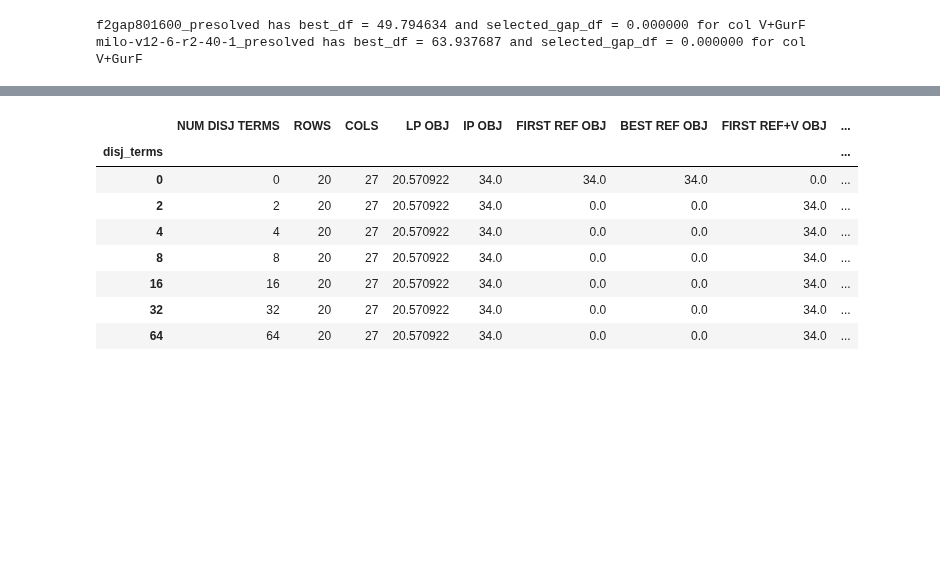
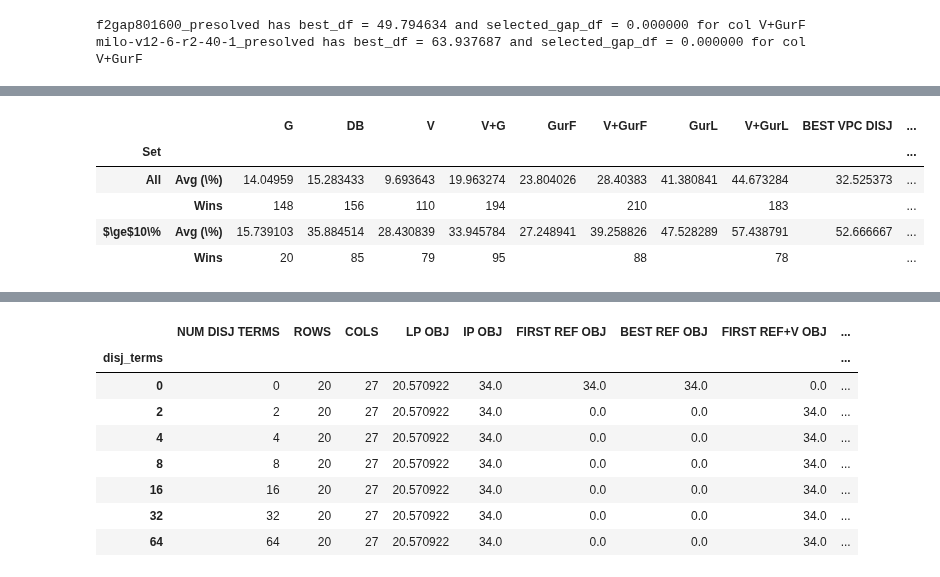
Before and after one commit to akazachk/vpc, a Jupyter notebook: plots/plots.ipynb, the cells around one changed output, grey strips where cells are left out. Drawn from its saved outputs; the diff is of its cells as text; code cells hidden in the pictures; blank space fills up the shorter version.

```diff
--- a/plots/plots.ipynb
+++ b/plots/plots.ipynb
@@ -914,0 +799,95 @@ milo-v12-6-r2-40-1_presolved has best_df = 63.937687 and selected_gap_df = 0.000
+# %%
+## Create num wins df
+# x wins over y for an instance if x > y + EPS
+#shortcols = avg_df.columns[0:-1]
+wins_df = pd.DataFrame(
+    np.zeros((len(cols), len(cols)), dtype=int),
+    columns = cols,
+    index = cols,
+    dtype = int,
+)
+
+from itertools import permutations
+for (ind1, ind2) in permutations(range(len(cols)), 2):
+    wins_df.at[cols[ind1],cols[ind2]] = int(sum(best_df[cols[ind1]] > best_df[cols[ind2]] + EPS))
+    wins_df.at[cols[ind2],cols[ind1]] = int(sum(best_df[cols[ind2]] > best_df[cols[ind1]] + EPS))
+
+# Sets we are considering
+# all_set = 'Wins (All)'
+# good_vpc_set = 'Wins (V ≥ 10%)'
+all_set = (all_set_name,wins_row_name)
+good_vpc_set = (good_vpc_set_name,wins_row_name)
+
+# "G" are wins relative to "V"
+shortrefcol = 'V'
+#refcol = 'VPC % GAP CLOSED'
+#refcol = map_short_to_cols[shortrefcol]
+refcol = shortrefcol
+shortdestcol = 'G'
+#col = 'GMIC % GAP CLOSED'
+#col = map_short_to_cols[shortcol]
+destcol = shortdestcol
+avg_df.at[all_set,shortdestcol] = wins_df.at[shortdestcol,shortrefcol]
+avg_df.at[good_vpc_set,shortdestcol] = sum(good_vpc_df[destcol] > good_vpc_df[refcol] + EPS)
+
+# "DB", "V", "V+G": wins are relative to "G"
+shortrefcol = 'G'
+#refcol = 'GMIC % GAP CLOSED'
+#refcol = map_short_to_cols[shortrefcol]
+refcol = shortrefcol
+shortdestcol = 'DB'
+#col = 'BEST DISJ % GAP CLOSED'
+#col = map_short_to_cols[shortcol]
+destcol = shortdestcol
+avg_df.at[all_set,shortdestcol] = wins_df.at[shortdestcol,shortrefcol]
+avg_df.at[good_vpc_set,shortdestcol] = sum(good_vpc_df[destcol] > good_vpc_df[refcol] + EPS)
+
+shortdestcol = 'V'
+#col = 'VPC % GAP CLOSED'
+#col = map_short_to_cols[shortcol]
+destcol = shortdestcol
+avg_df.at[all_set,shortdestcol] = wins_df.at[shortdestcol,shortrefcol]
+avg_df.at[good_vpc_set,shortdestcol] = sum(good_vpc_df[destcol] > good_vpc_df[refcol] + EPS)
+
+shortdestcol = 'V+G'
+#col = 'VPC+GMIC % GAP CLOSED'
+#col = map_short_to_cols[shortcol]
+destcol = shortdestcol
+avg_df.at[all_set,shortdestcol] = wins_df.at[shortdestcol,shortrefcol]
+avg_df.at[good_vpc_set,shortdestcol] = sum(good_vpc_df[destcol] > good_vpc_df[refcol] + EPS)
+
+# "V+GurF" are wins relative to "GurF"
+shortrefcol = 'GurF'
+refcol = shortrefcol
+shortdestcol = 'V+GurF'
+destcol = shortdestcol
+#col = map_short_to_cols[shortcol]
+avg_df.at[all_set,shortdestcol] = wins_df.at[shortdestcol,shortrefcol]
+avg_df.at[good_vpc_set,shortdestcol] = sum(good_vpc_df[destcol] > good_vpc_df[refcol] + EPS)
+
+# "V+GurL" are wins relative to "GurL"
+shortrefcol = 'GurL'
+refcol = shortrefcol
+shortdestcol = 'V+GurL'
+destcol = shortdestcol
+wins_df.at[shortdestcol,shortrefcol] = int(sum(best_df[destcol] > best_df[refcol] + EPS))
+wins_df.at[shortrefcol,shortdestcol] = int(sum(best_df[refcol] > best_df[destcol] + EPS))
+avg_df.at[all_set,shortdestcol] = wins_df.at[shortdestcol,shortrefcol]
+avg_df.at[good_vpc_set,shortdestcol] = sum(good_vpc_df[destcol] > good_vpc_df[refcol] + EPS)
+
+# Count number of instances that have V+G > 0
+shortdestcol = inst_col_name
+#col = 'V+GurL'
+destcol = 'V+G'
+avg_df.at[all_set,shortdestcol] = sum(best_df[destcol] > EPS)
+avg_df.at[good_vpc_set,shortdestcol] = sum(good_vpc_df[destcol] > EPS)
+
+display(avg_df)
+display(wins_df)
+# %% [output]
+|  |  | G | DB | V | V+G | GurF | V+GurF | GurL | V+GurL | BEST VPC DISJ | ... |
+| Set |  |  |  |  |  |  |  |  |  |  | ... |
+| All | Avg (\%) | 14.04959 | 15.283433 | 9.693643 | 19.963274 | 23.804026 | 28.40383 | 41.380841 | 44.673284 | 32.525373 | ... |
+|  | Wins | 148 | 156 | 110 | 194 |  | 210 |  | 183 |  | ... |
+| $\ge$10\% | Avg (\%) | 15.739103 | 35.884514 | 28.430839 | 33.945784 | 27.248941 | 39.258826 | 47.528289 | 57.438791 | 52.666667 | ... |
+|  | Wins | 20 | 85 | 79 | 95 |  | 88 |  | 78 |  | ... |
```
Also changed, not shown: parts of 43 cells of this notebook, 1 other file.
